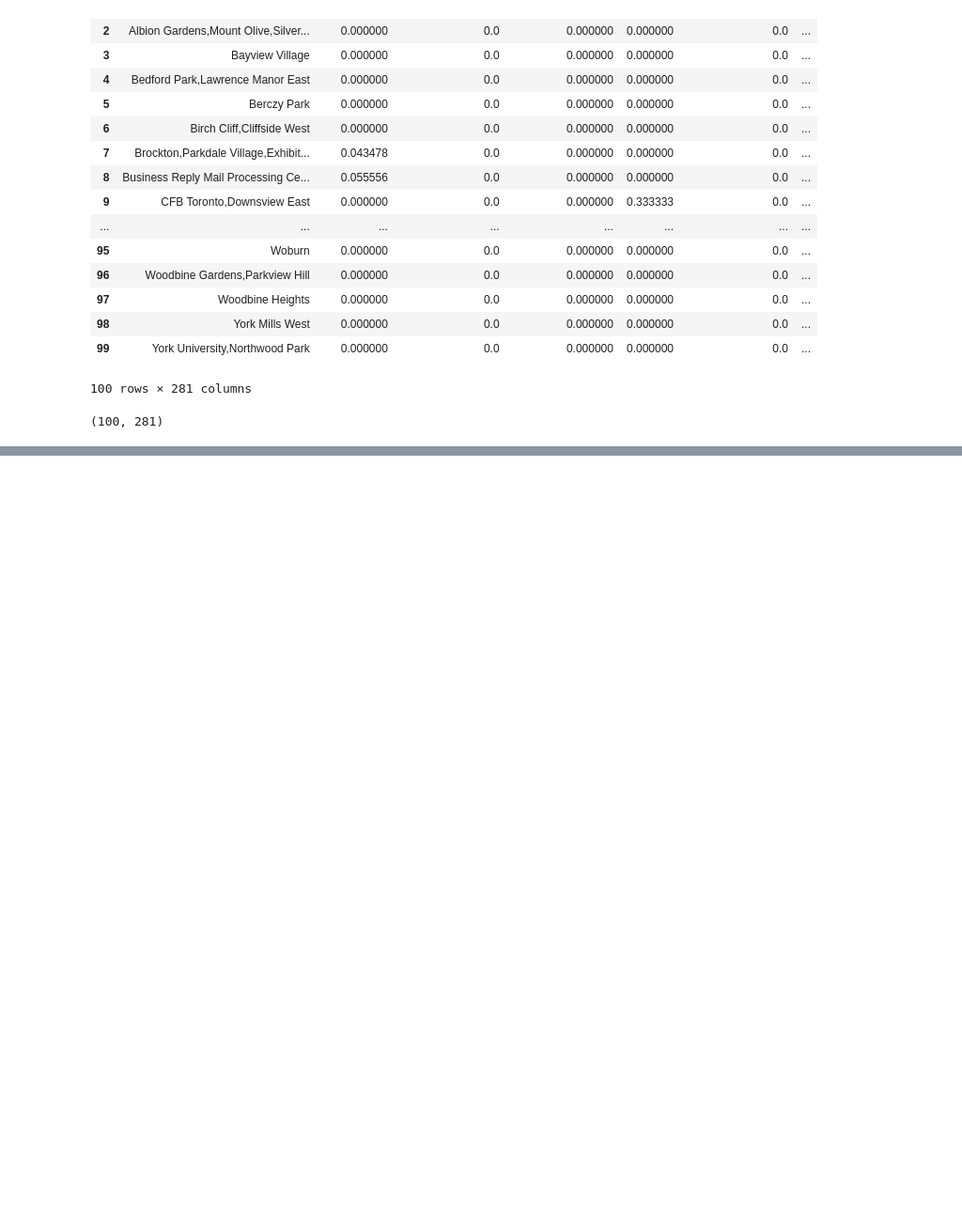
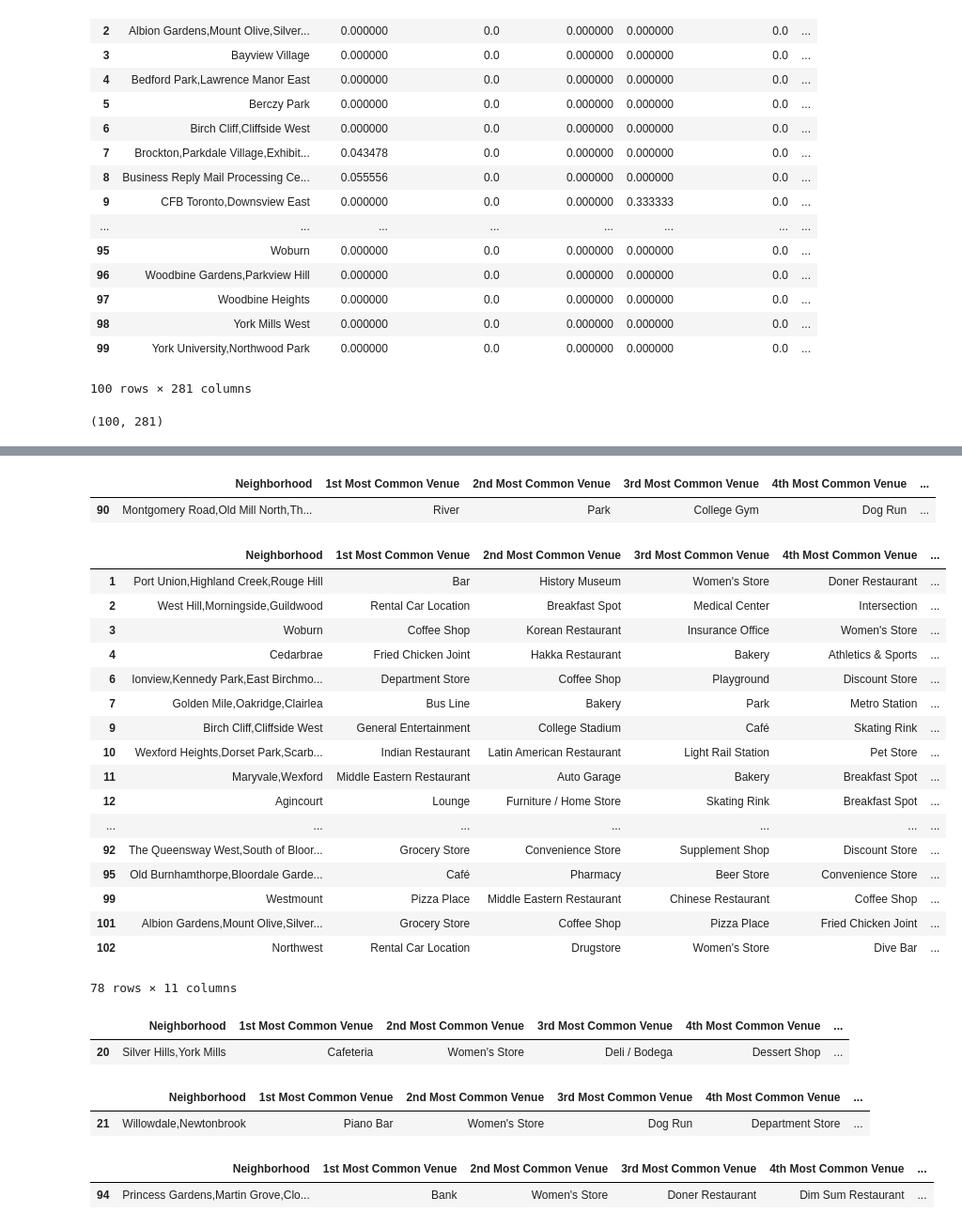
Before and after one commit to cssoumyade/Clustering-European-Cities, a Jupyter notebook: Clustering_TorontoCity.ipynb, the cells around one changed output, grey strips where cells are left out. Shown at 94% size. Saved outputs shown, nothing was run; the diff lists cells and outputs as text; code cells hidden in the pictures; blank space fills up the shorter version.

```diff
--- a/Clustering_TorontoCity.ipynb
+++ b/Clustering_TorontoCity.ipynb
@@ -82,6 +85,7 @@ The http://cocl.us/Geospatial_data (csv file) contains geographical coordinates
 # %%
 df2 = pd.read_csv('Geospatial_Coordinates.csv')
 df = pd.merge(df, df2, on = 'Postal Code')
+df.drop('Postal Code', 1,inplace=True)
 # %% [markdown]
 <h4>Examing the resulting dataframe</h4>
 # %%
@@ -341,0 +359,9 @@ neighborhoods_venues_sorted.head()
+# %%
+# add clustering labels
+neighborhoods_venues_sorted.insert(0, 'Cluster Labels', kmeans.labels_)
+
+toronto_merged = df
+
+# merge toronto_grouped with toronto_data to add latitude/longitude for each neighborhood
+toronto_merged = toronto_merged.join(neighborhoods_venues_sorted.set_index('Neighborhood'), on='Neighborhood')
+toronto_merged.head() # check the last columns!
@@ -341,0 +375,27 @@ neighborhoods_venues_sorted.head()
+# %%
+toronto_merged.drop(toronto_merged[np.isnan(toronto_merged['Cluster Labels'])].index, inplace=True)
+# %%
+# create map
+toronto_merged['Cluster Labels'] = toronto_merged['Cluster Labels'].astype(int)
+map_clusters = folium.Map(location=[latitude, longitude], zoom_start=11)
+
+# set color scheme for the clusters
+x = np.arange(kclusters)
+ys = [i + x + (i*x)**2 for i in range(kclusters)]
+colors_array = cm.rainbow(np.linspace(0, 1, len(ys)))
+rainbow = [colors.rgb2hex(i) for i in colors_array]
+
+# add markers to the map
+markers_colors = []
+for lat, lon, poi, cluster in zip(toronto_merged['Latitude'], toronto_merged['Longitude'], toronto_merged['Neighborhood'], toronto_merged['Cluster Labels']):
+    label = folium.Popup(str(poi) + ' Cluster ' + str(cluster), parse_html=True)
+    folium.CircleMarker(
+        [lat, lon],
+        radius=5,
+        popup=label,
+        color=rainbow[cluster-1],
+        fill=True,
+        fill_color=rainbow[cluster-1],
+        fill_opacity=0.7).add_to(map_clusters)
+
+map_clusters
@@ -341,0 +404,41 @@ neighborhoods_venues_sorted.head()
+# %%
+toronto_merged.loc[toronto_merged['Cluster Labels'] == 0, toronto_merged.columns[[1] + list(range(5, toronto_merged.shape[1]))]]
+# %% [output]
+|  | Neighborhood | 1st Most Common Venue | 2nd Most Common Venue | 3rd Most Common Venue | 4th Most Common Venue | ... |
+| 90 | Montgomery Road,Old Mill North,Th... | River | Park | College Gym | Dog Run | ... |
+# %%
+toronto_merged.loc[toronto_merged['Cluster Labels'] == 1, toronto_merged.columns[[1] + list(range(5, toronto_merged.shape[1]))]]
+# %% [output]
+|  | Neighborhood | 1st Most Common Venue | 2nd Most Common Venue | 3rd Most Common Venue | 4th Most Common Venue | ... |
+| 1 | Port Union,Highland Creek,Rouge Hill | Bar | History Museum | Women's Store | Doner Restaurant | ... |
+| 2 | West Hill,Morningside,Guildwood | Rental Car Location | Breakfast Spot | Medical Center | Intersection | ... |
+| 3 | Woburn | Coffee Shop | Korean Restaurant | Insurance Office | Women's Store | ... |
+| 4 | Cedarbrae | Fried Chicken Joint | Hakka Restaurant | Bakery | Athletics & Sports | ... |
+| 6 | Ionview,Kennedy Park,East Birchmo... | Department Store | Coffee Shop | Playground | Discount Store | ... |
+| 7 | Golden Mile,Oakridge,Clairlea | Bus Line | Bakery | Park | Metro Station | ... |
+| 9 | Birch Cliff,Cliffside West | General Entertainment | College Stadium | Café | Skating Rink | ... |
+| 10 | Wexford Heights,Dorset Park,Scarb... | Indian Restaurant | Latin American Restaurant | Light Rail Station | Pet Store | ... |
+| 11 | Maryvale,Wexford | Middle Eastern Restaurant | Auto Garage | Bakery | Breakfast Spot | ... |
+| 12 | Agincourt | Lounge | Furniture / Home Store | Skating Rink | Breakfast Spot | ... |
+| ... | ... | ... | ... | ... | ... | ... |
+| 92 | The Queensway West,South of Bloor... | Grocery Store | Convenience Store | Supplement Shop | Discount Store | ... |
+| 95 | Old Burnhamthorpe,Bloordale Garde... | Café | Pharmacy | Beer Store | Convenience Store | ... |
+| 99 | Westmount | Pizza Place | Middle Eastern Restaurant | Chinese Restaurant | Coffee Shop | ... |
+| 101 | Albion Gardens,Mount Olive,Silver... | Grocery Store | Coffee Shop | Pizza Place | Fried Chicken Joint | ... |
+| 102 | Northwest | Rental Car Location | Drugstore | Women's Store | Dive Bar | ... |
+78 rows × 11 columns
+# %%
+toronto_merged.loc[toronto_merged['Cluster Labels'] == 2, toronto_merged.columns[[1] + list(range(5, toronto_merged.shape[1]))]]
+# %% [output]
+|  | Neighborhood | 1st Most Common Venue | 2nd Most Common Venue | 3rd Most Common Venue | 4th Most Common Venue | ... |
+| 20 | Silver Hills,York Mills | Cafeteria | Women's Store | Deli / Bodega | Dessert Shop | ... |
+# %%
+toronto_merged.loc[toronto_merged['Cluster Labels'] == 3, toronto_merged.columns[[1] + list(range(5, toronto_merged.shape[1]))]]
+# %% [output]
+|  | Neighborhood | 1st Most Common Venue | 2nd Most Common Venue | 3rd Most Common Venue | 4th Most Common Venue | ... |
+| 21 | Willowdale,Newtonbrook | Piano Bar | Women's Store | Dog Run | Department Store | ... |
+# %%
+toronto_merged.loc[toronto_merged['Cluster Labels'] == 4, toronto_merged.columns[[1] + list(range(5, toronto_merged.shape[1]))]]
+# %% [output]
+|  | Neighborhood | 1st Most Common Venue | 2nd Most Common Venue | 3rd Most Common Venue | 4th Most Common Venue | ... |
+| 94 | Princess Gardens,Martin Grove,Clo... | Bank | Women's Store | Doner Restaurant | Dim Sum Restaurant | ... |
```
Also changed, not shown: parts of 14 cells of this notebook.
